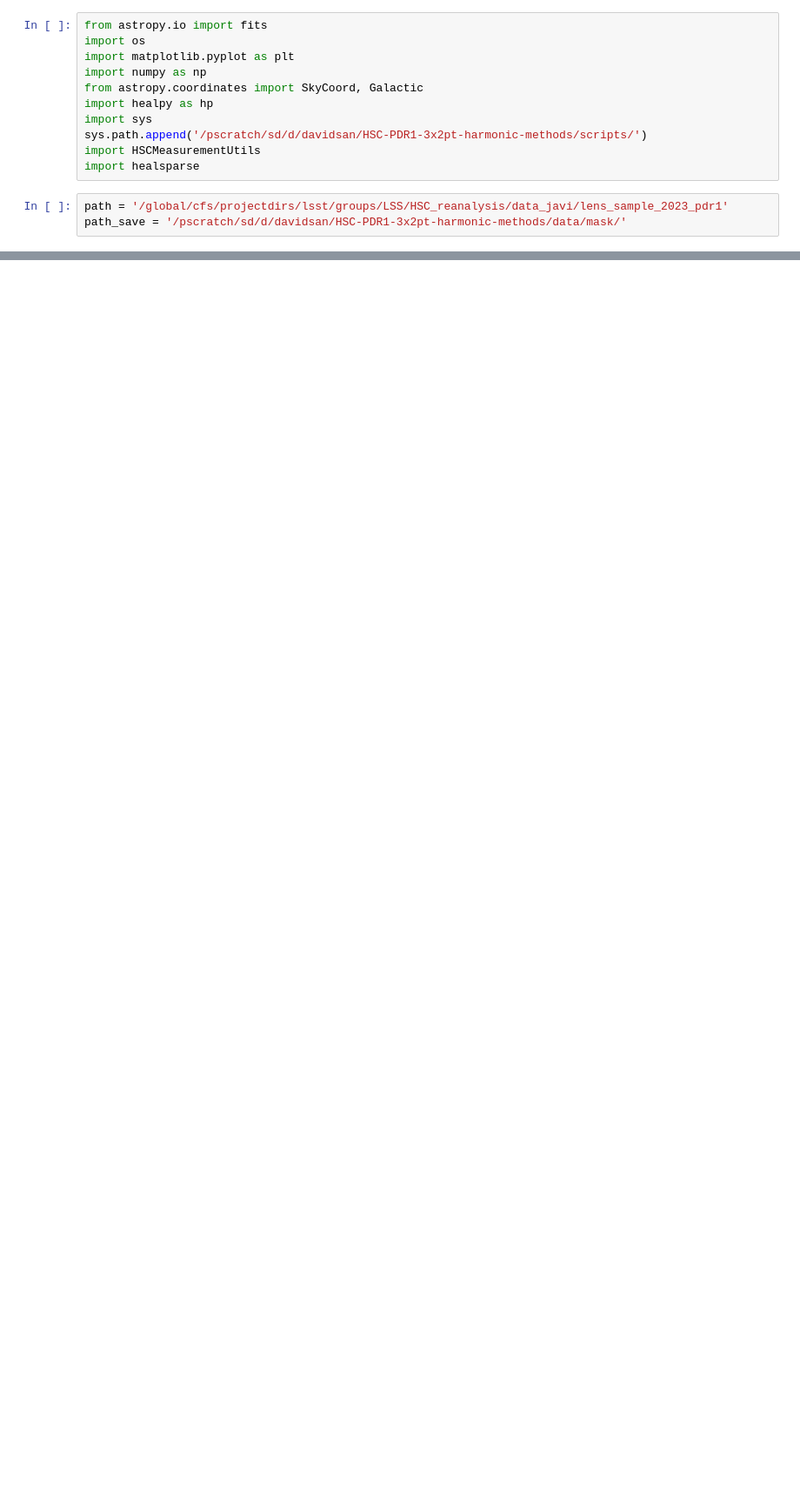
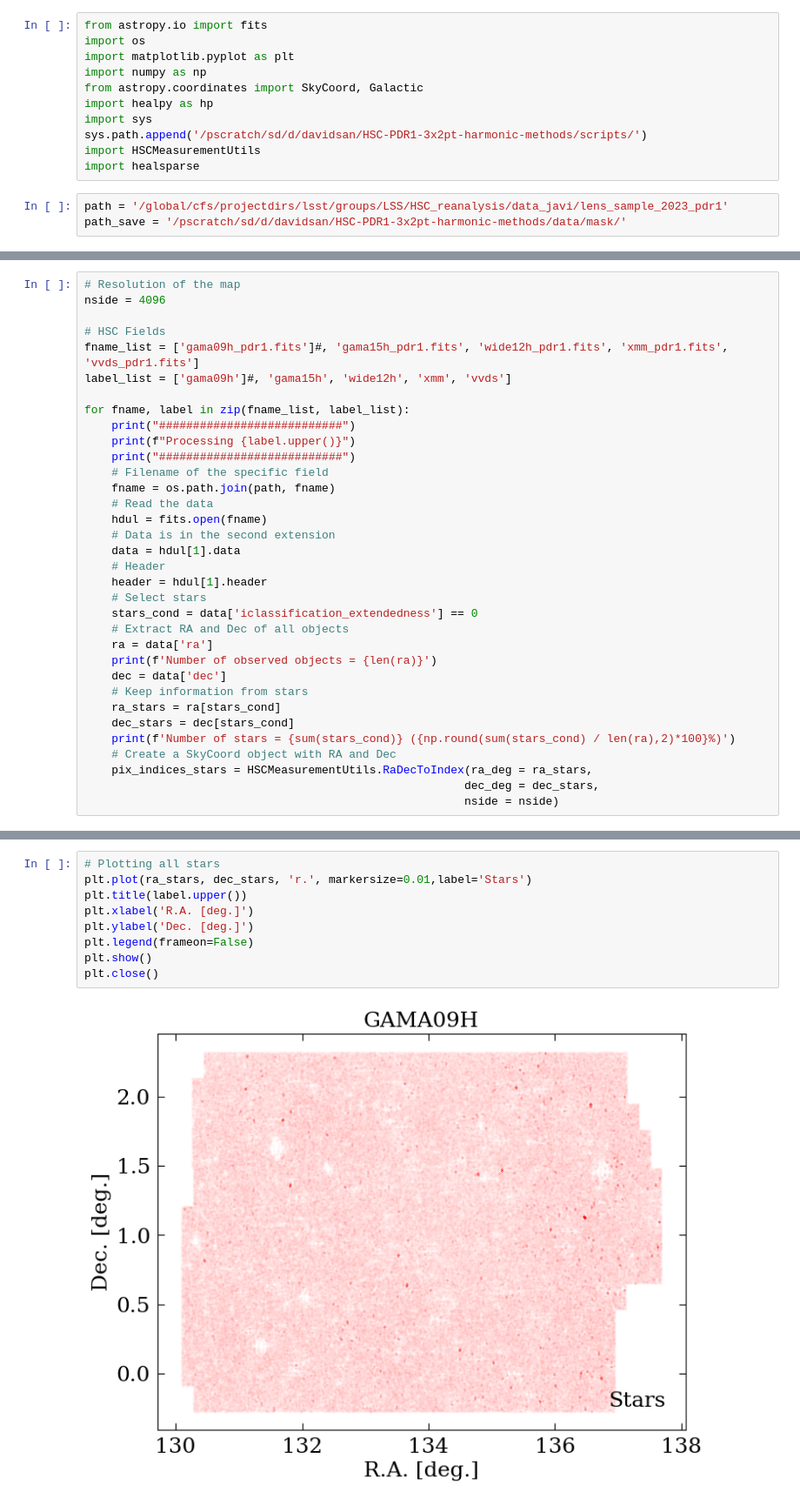
Before and after one commit to davsan06/HSC-PDR1-3x2pt-harmonic-methods, a Jupyter notebook: analysis/NBMask.ipynb, the cells around one changed output, grey strips where cells are left out. Shown at 87% size. Cells and saved outputs as stored; diff of their text form; blank space fills up the shorter version.

```diff
--- a/analysis/NBMask.ipynb
+++ b/analysis/NBMask.ipynb
@@ -148,0 +185,34 @@ hp.mollview(mask, nest=True)
+# %%
+# Resolution of the map
+nside = 4096
+
+# HSC Fields
+fname_list = ['gama09h_pdr1.fits']#, 'gama15h_pdr1.fits', 'wide12h_pdr1.fits', 'xmm_pdr1.fits', 'vvds_pdr1.fits']
+label_list = ['gama09h']#, 'gama15h', 'wide12h', 'xmm', 'vvds']
+
+for fname, label in zip(fname_list, label_list):
+    print("###########################")
+    print(f"Processing {label.upper()}")
+    print("###########################")
+    # Filename of the specific field
+    fname = os.path.join(path, fname)
+    # Read the data
+    hdul = fits.open(fname)
+    # Data is in the second extension
+    data = hdul[1].data
+    # Header
+    header = hdul[1].header
+    # Select stars
+    stars_cond = data['iclassification_extendedness'] == 0
+    # Extract RA and Dec of all objects
+    ra = data['ra']
+    print(f'Number of observed objects = {len(ra)}')
+    dec = data['dec']
+    # Keep information from stars
+    ra_stars = ra[stars_cond]
+    dec_stars = dec[stars_cond]
+    print(f'Number of stars = {sum(stars_cond)} ({np.round(sum(stars_cond) / len(ra),2)*100}%)')
+    # Create a SkyCoord object with RA and Dec
+    pix_indices_stars = HSCMeasurementUtils.RaDecToIndex(ra_deg = ra_stars,
+                                                        dec_deg = dec_stars,
+                                                        nside = nside)
@@ -148,0 +225,11 @@ hp.mollview(mask, nest=True)
+# %%
+# Plotting all stars
+plt.plot(ra_stars, dec_stars, 'r.', markersize=0.01,label='Stars')
+plt.title(label.upper())
+plt.xlabel('R.A. [deg.]')
+plt.ylabel('Dec. [deg.]')
+plt.legend(frameon=False)
+plt.show()
+plt.close()
+# %% [output]
+[figure, added]
```
Also changed, not shown: parts of 31 cells of this notebook.
